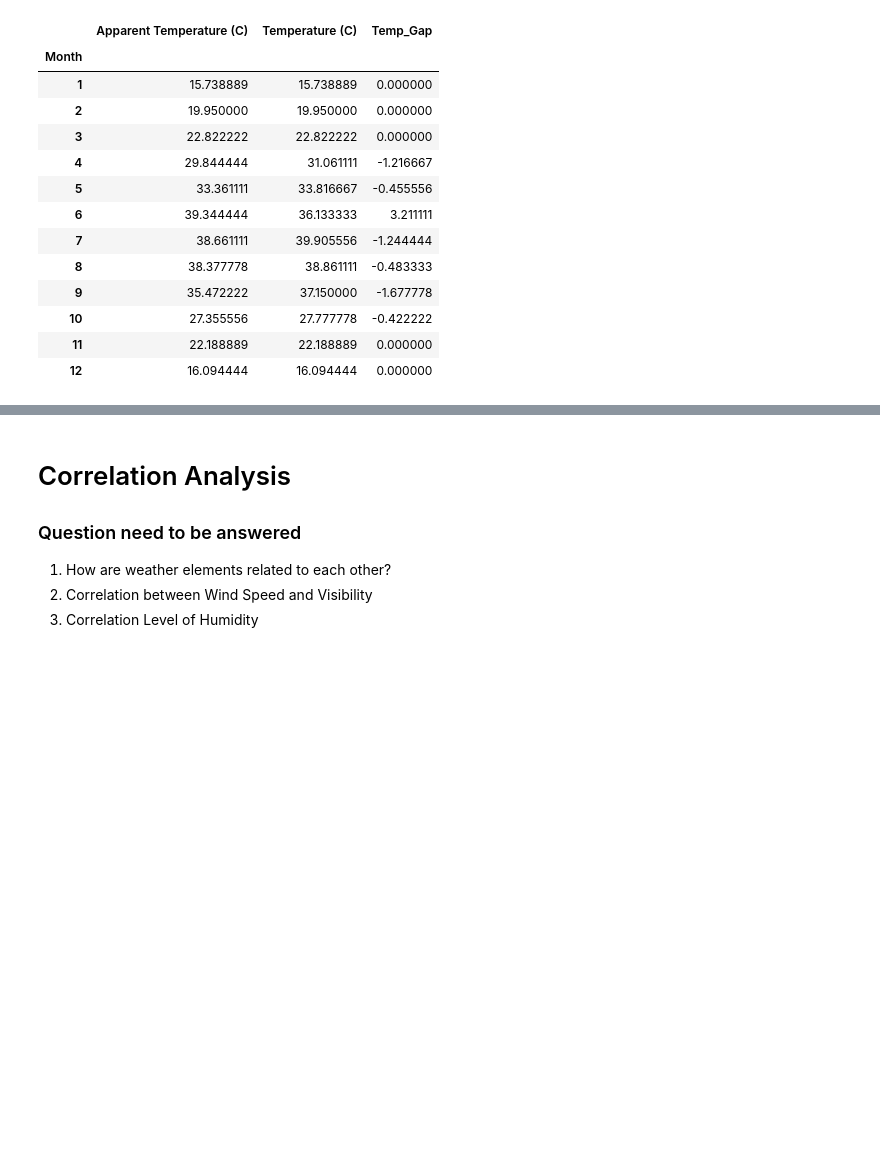
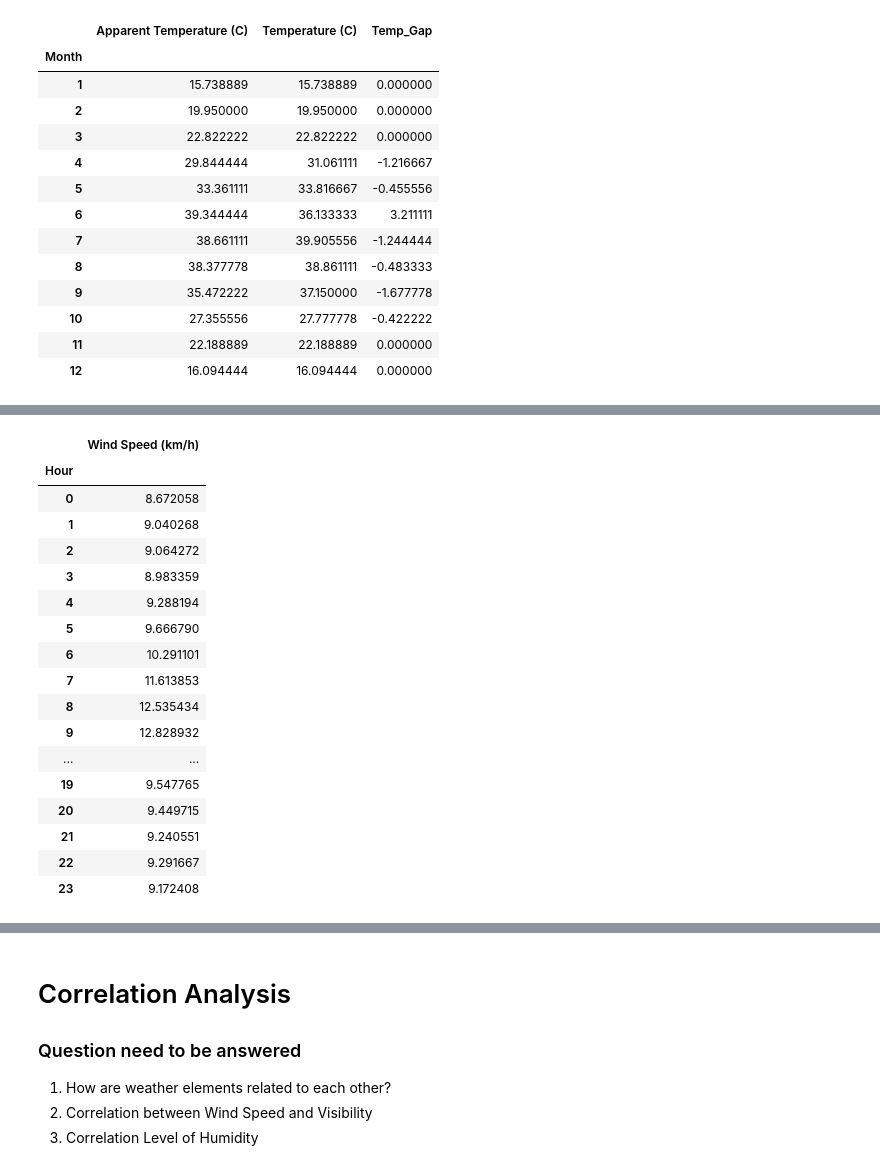
Before and after one commit to CMC-NCKH-2026/Weather_forcasting, a Jupyter notebook: notebooks/Data_Analysis.ipynb, the cells around one changed output, grey strips where cells are left out. Drawn from its saved outputs; the diff is of its cells as text; code cells hidden in the pictures; blank space fills up the shorter version.

```diff
--- a/notebooks/Data_Analysis.ipynb
+++ b/notebooks/Data_Analysis.ipynb
@@ -160,0 +209,23 @@ monthly_diff
+# %%
+#What is the pattern of average Wind Speed change by hour of the day?
+hourly_wind_speed = df.groupby('Hour')[['Wind Speed (km/h)']].mean()
+hourly_wind_speed
+# %% [output]
+|  | Wind Speed (km/h) |
+| Hour |  |
+| 0 | 8.672058 |
+| 1 | 9.040268 |
+| 2 | 9.064272 |
+| 3 | 8.983359 |
+| 4 | 9.288194 |
+| 5 | 9.666790 |
+| 6 | 10.291101 |
+| 7 | 11.613853 |
+| 8 | 12.535434 |
+| 9 | 12.828932 |
+| ... | ... |
+| 19 | 9.547765 |
+| 20 | 9.449715 |
+| 21 | 9.240551 |
+| 22 | 9.291667 |
+| 23 | 9.172408 |
```
Also changed, not shown: parts of 10 cells of this notebook.
